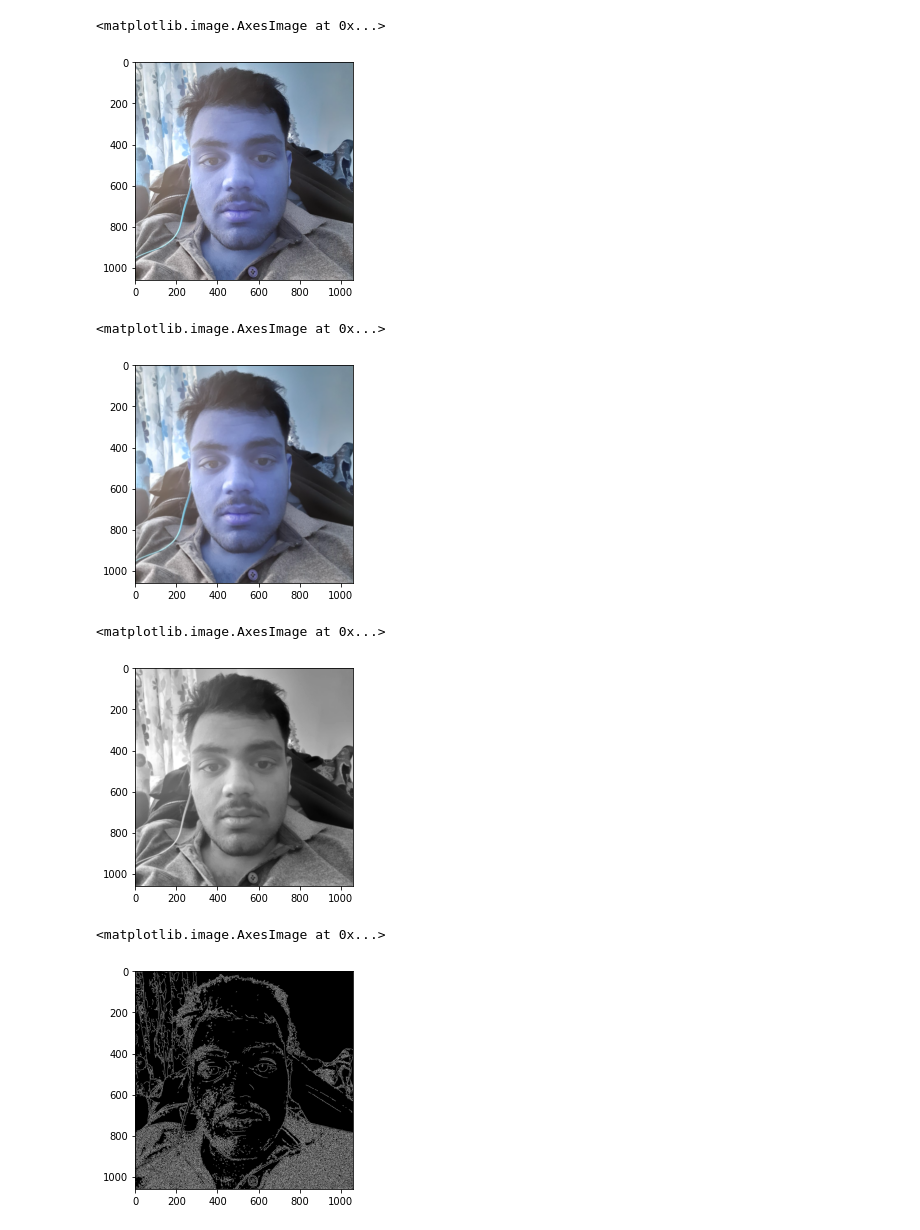
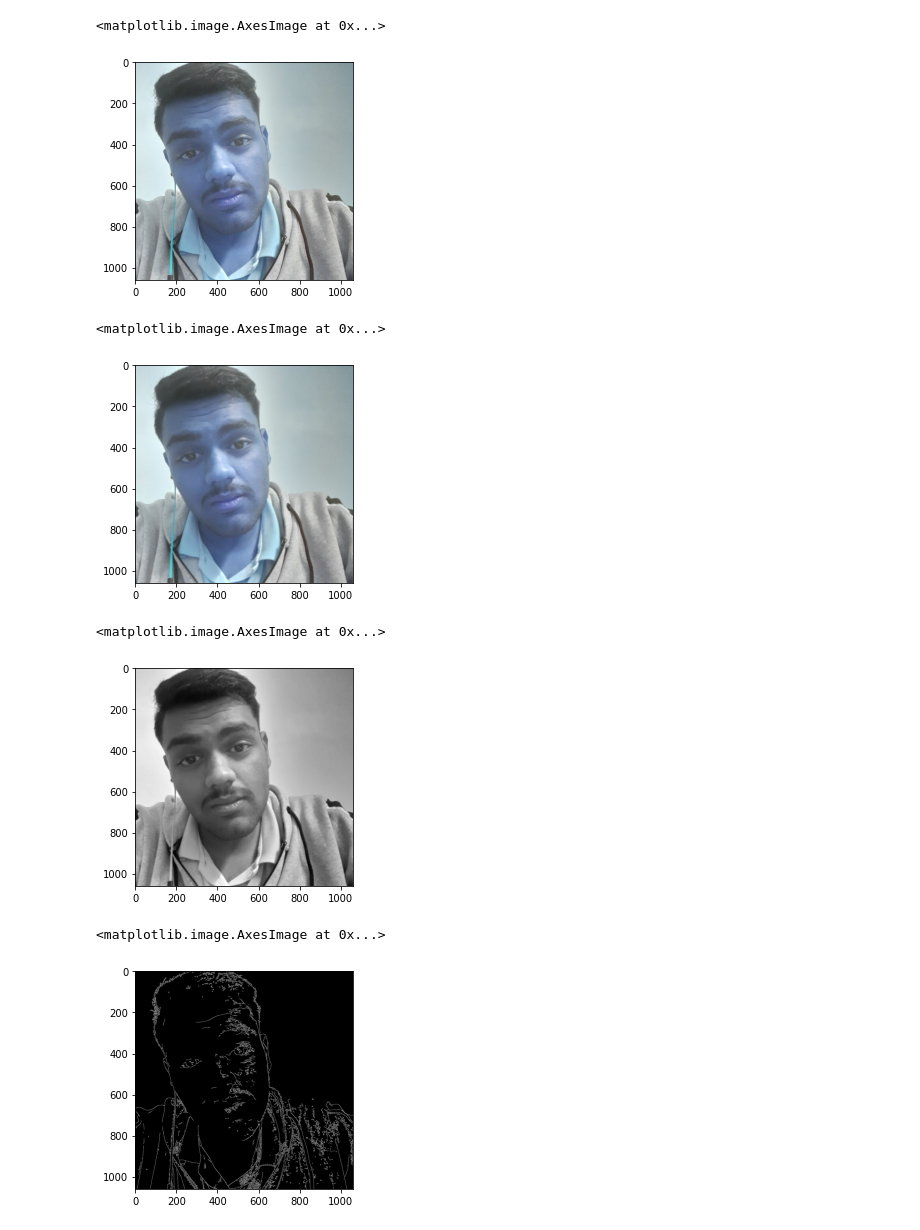
Before and after one commit to r-narula/Learning-OpenCV, a Jupyter notebook: IIIT-A/ImageSegmenatation/imageTosketch.ipynb, the cells around one changed output. Saved outputs shown, nothing was run; the diff lists cells and outputs as text; code cells hidden in the pictures.

```diff
--- a/IIIT-A/ImageSegmenatation/imageTosketch.ipynb
+++ b/IIIT-A/ImageSegmenatation/imageTosketch.ipynb
@@ -2,29 +2,29 @@
 import cv2
 import matplotlib.pyplot as plt
 # %%
-img = cv2.imread("Raghav.jpeg")
+img = cv2.imread("newRaghav.jpeg")
 # %%
 plt.imshow(img)
 # %% [output]
 <matplotlib.image.AxesImage at 0x...>
-[figure, old version]
+[figure, new version]
 # %%
 blur_img = cv2.GaussianBlur(img,(7,7),0)
 # %%
 plt.imshow(blur_img)
 # %% [output]
 <matplotlib.image.AxesImage at 0x...>
-[figure, old version]
+[figure, new version]
 # %%
 gray = cv2.cvtColor(blur_img,cv2.COLOR_BGR2GRAY)
 # %%
 plt.imshow(gray,"gray")
 # %% [output]
 <matplotlib.image.AxesImage at 0x...>
-[figure, old version]
+[figure, new version]
 # %%
-edge_img = cv2.Canny(img,40,60)
+edge_img = cv2.Canny(img,50,100)
 plt.imshow(edge_img,"gray")
 # %% [output]
 <matplotlib.image.AxesImage at 0x...>
-[figure, old version]
+[figure, new version]
```
Also changed, not shown: parts of 4 cells of this notebook, 2 other files.
